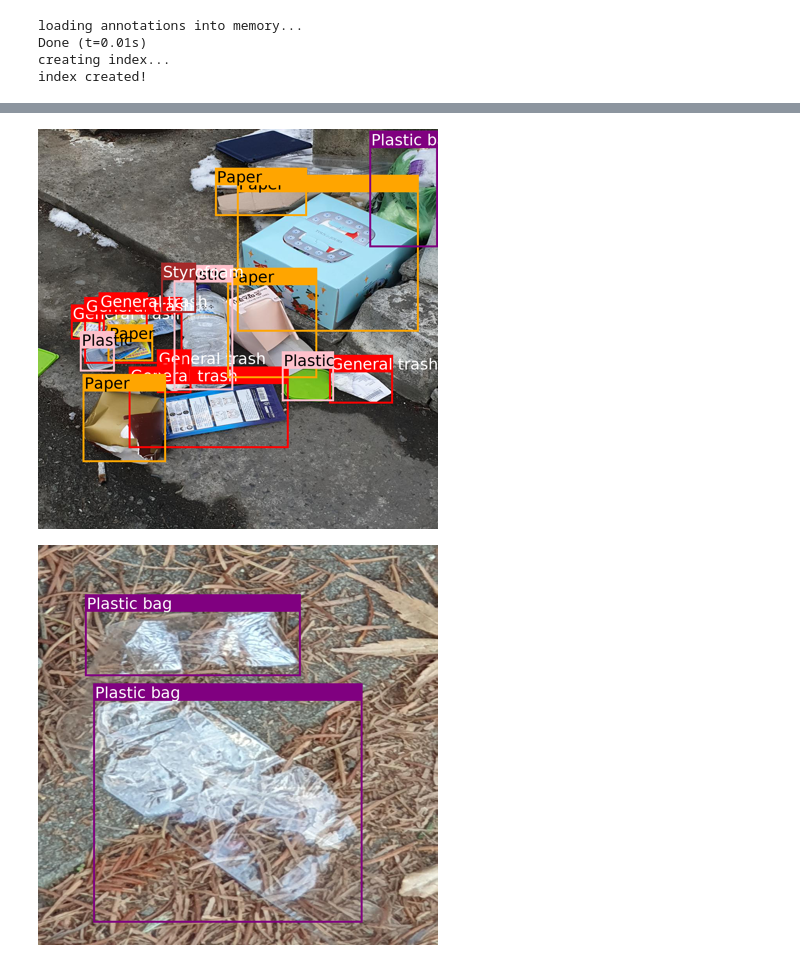
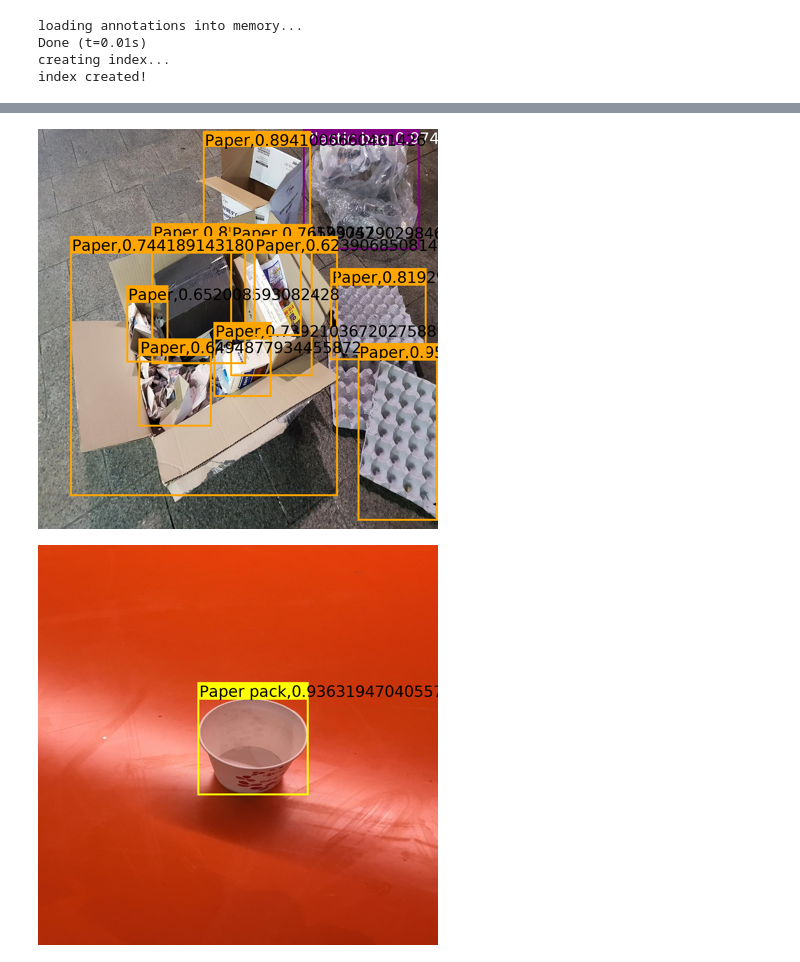
Before and after one commit to chldyddnjs/level2-object-detection-level2-cv-12, a Jupyter notebook: jina/visualization.ipynb, the cells around one changed output, grey strips where cells are left out. Cells and saved outputs as stored; diff of their text form; code cells hidden in the pictures.

```diff
--- a/jina/visualization.ipynb
+++ b/jina/visualization.ipynb
@@ -21,7 +21,7 @@ for j in range(10):
 # 폰트
 font = ImageFont.truetype("/usr/share/fonts/dejavu/DejaVuSans.ttf", 40)
 
-submission_path = '/opt/ml/detection/baseline/mmdetection/work_dirs/cascade_rcnn_2x_trash/cascade_rcnn_submission_4.csv' # submission.csv 경로
+submission_path = '/opt/ml/workspace/ensemble/results/ksh_7001.csv' # submission.csv 경로
 submission = pd.read_csv(submission_path)
 # submission['PredictionString'].info
 # %% [output]
@@ -67,7 +80,7 @@ for _ in range(10): # 10개 뽑아내기
                 text_color = 'white'
             # text 위치
             text_pos = (xmin+5, y_pos)
-            draw.text(text_pos, cate_name[int(bboxes[idx][0])], fill=text_color, font=font)
+            draw.text(text_pos, f'{cate_name[int(bboxes[idx][0])]},{bboxes[idx][1]}', fill=text_color, font=font)
 
     img_small = img.resize((400, 400))
     img_small.show()
@@ -77,2 +90,2 @@ for _ in range(10): # 10개 뽑아내기
-[figure, old version]
+[figure, new version]
-[figure, old version]
+[figure, new version]
```
Also changed, not shown: parts of 2 cells of this notebook.
